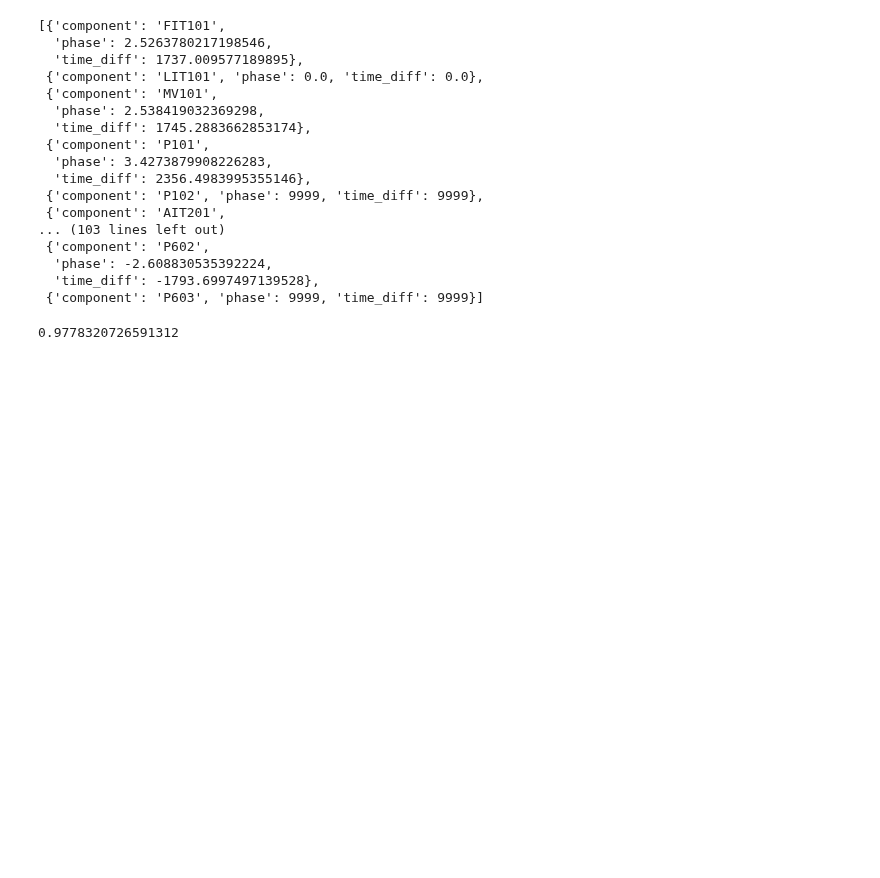
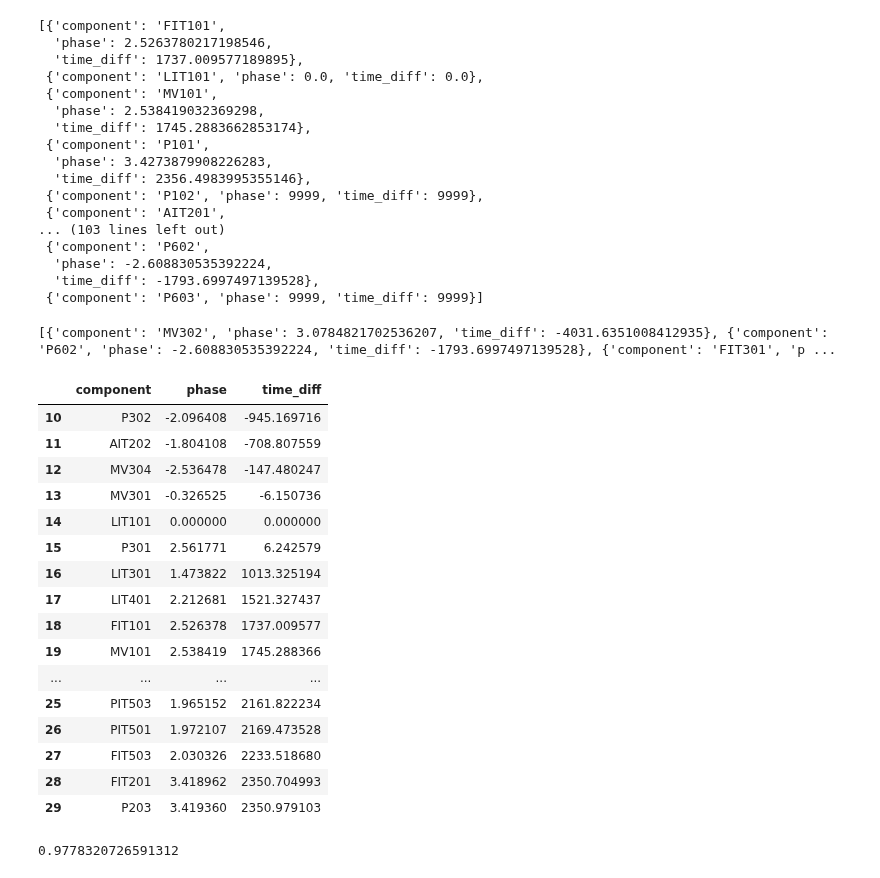
Before and after one commit to lozferatu/MSc-Project, a Jupyter notebook: final_code/first_exploration.ipynb, the cells around one changed output. Cells and saved outputs as stored; diff of their text form; code cells hidden in the pictures; blank space fills up the shorter version.

Commit message:
fourier sorted by component

```diff
--- a/final_code/first_exploration.ipynb
+++ b/final_code/first_exploration.ipynb
@@ -128,6 +128,34 @@ phase_dict['LIT101']
   'phase': -2.608830535392224,
   'time_diff': -1793.6997497139528},
  {'component': 'P603', 'phase': 9999, 'time_diff': 9999}]
+# %%
+sorted_phase_LIT101 = sorted(phase_dict['LIT101'], key=lambda x: x['time_diff'])
+
+print(sorted_phase_LIT101)
+# %% [output]
+[{'component': 'MV302', 'phase': 3.0784821702536207, 'time_diff': -4031.6351008412935}, {'component': 'P602', 'phase': -2.608830535392224, 'time_diff': -1793.6997497139528}, {'component': 'FIT301', 'p ...
+# %%
+df_lit_phase = pd.DataFrame(sorted_phase_LIT101)
+# %%
+df_lit_phase.iloc[10:30,]
+# %% [output]
+|  | component | phase | time_diff |
+| 10 | P302 | -2.096408 | -945.169716 |
+| 11 | AIT202 | -1.804108 | -708.807559 |
+| 12 | MV304 | -2.536478 | -147.480247 |
+| 13 | MV301 | -0.326525 | -6.150736 |
+| 14 | LIT101 | 0.000000 | 0.000000 |
+| 15 | P301 | 2.561771 | 6.242579 |
+| 16 | LIT301 | 1.473822 | 1013.325194 |
+| 17 | LIT401 | 2.212681 | 1521.327437 |
+| 18 | FIT101 | 2.526378 | 1737.009577 |
+| 19 | MV101 | 2.538419 | 1745.288366 |
+| ... | ... | ... | ... |
+| 25 | PIT503 | 1.965152 | 2161.822234 |
+| 26 | PIT501 | 1.972107 | 2169.473528 |
+| 27 | FIT503 | 2.030326 | 2233.518680 |
+| 28 | FIT201 | 3.418962 | 2350.704993 |
+| 29 | P203 | 3.419360 | 2350.979103 |
 # %%
 components['FIT101'].max_value
 # %% [output]
```
